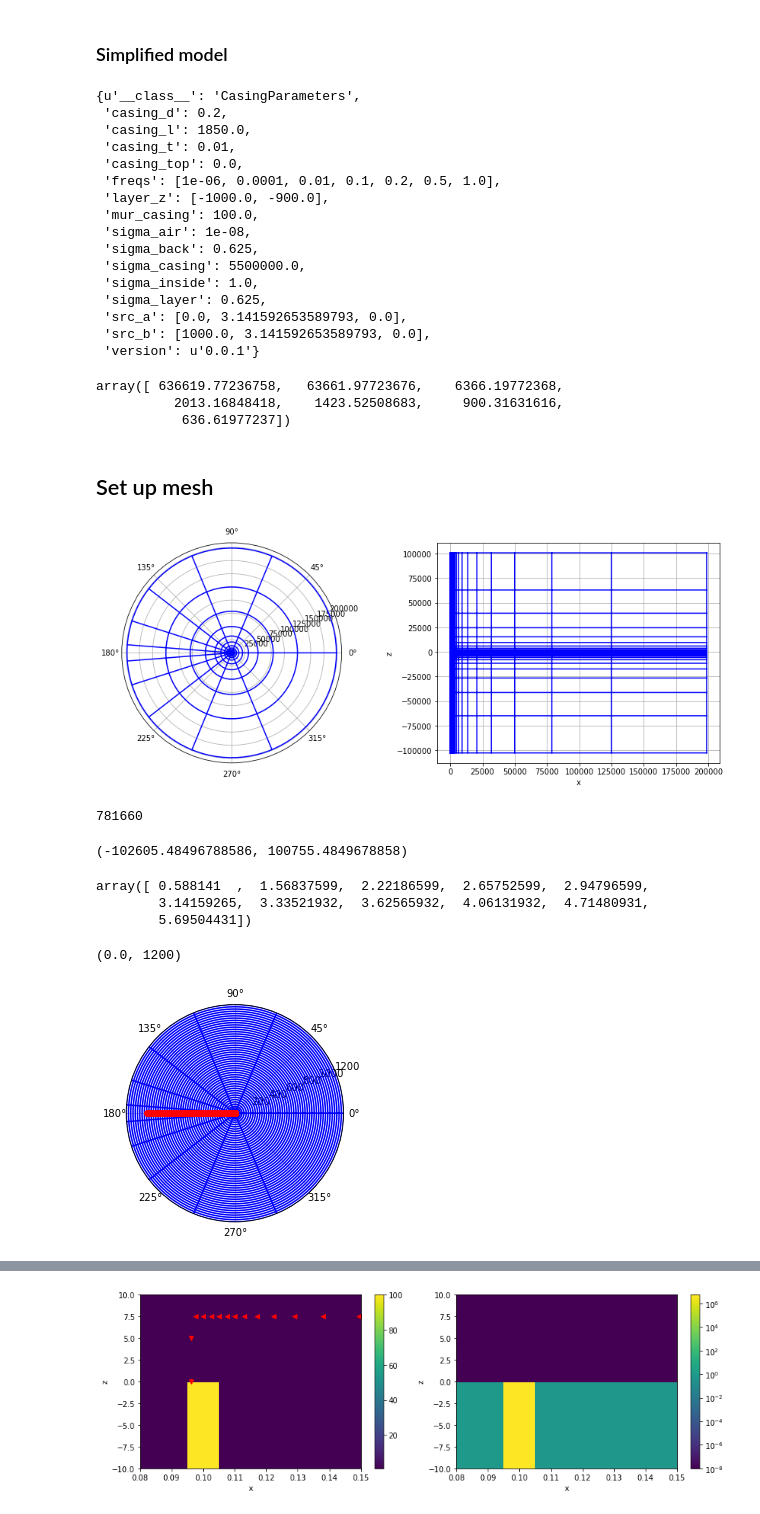
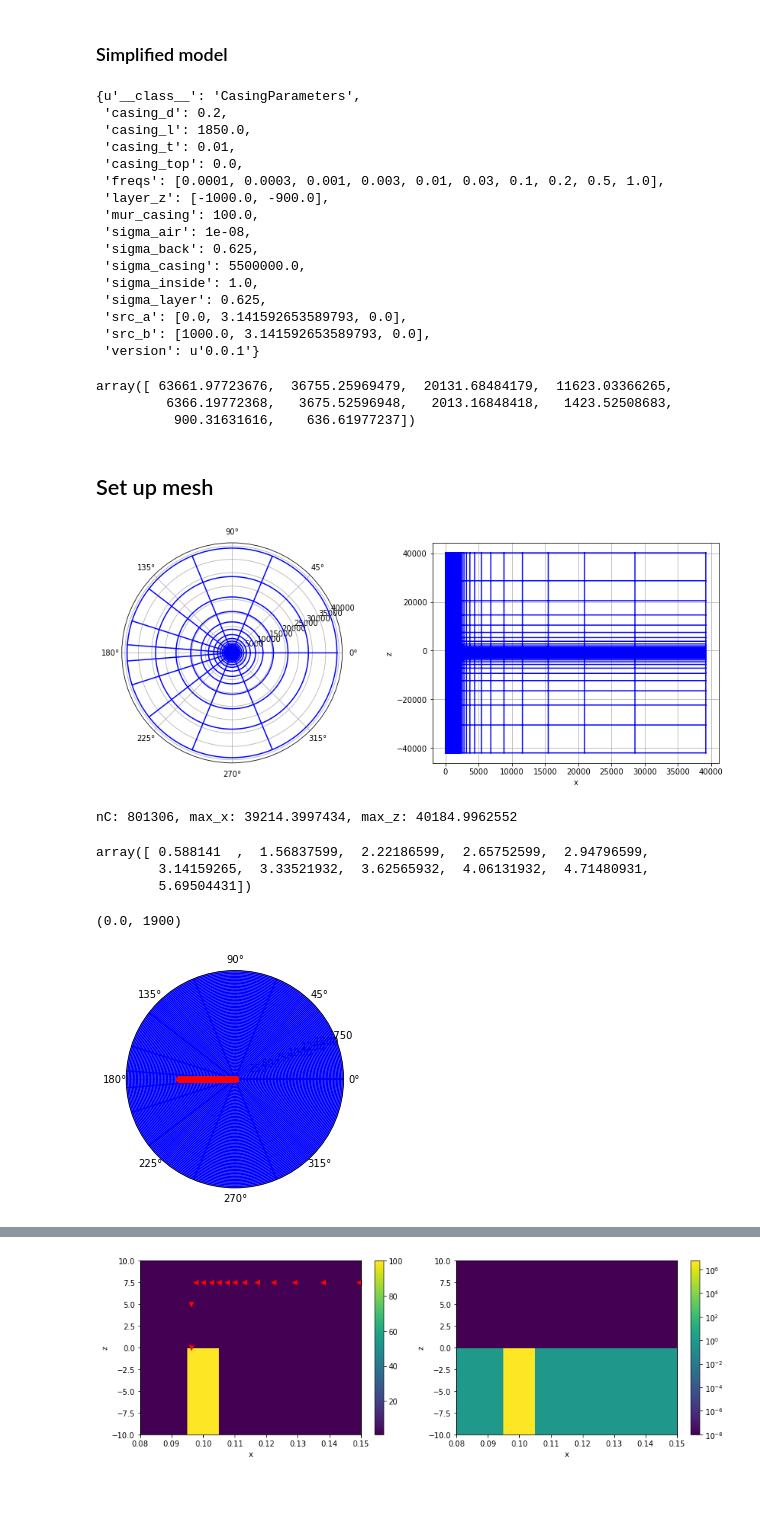
Before and after one commit to simpeg-research/casingSimulations, a Jupyter notebook: notebooks/casing3D/WellA.ipynb, the cells around one changed output, grey strips where cells are left out. Drawn from its saved outputs; the diff is of its cells as text; code cells hidden in the pictures.

```diff
--- a/notebooks/casing3D/WellA.ipynb
+++ b/notebooks/casing3D/WellA.ipynb
@@ -53,7 +53,7 @@ casing_d = 20e-2 # first pass, lets use a 20cm casing diameter
 casing_t = 1e-2 # 1cm casing thickness
 casing_l = 1850 # first pass, use 1850m length (close enough to 1848)
 
-freqs = np.r_[1e-6, 1e-4, 1e-2, 0.1, 0.2, 0.5, 1.]  # 1e-6
+freqs = np.r_[1e-4, 3e-4, 1e-3, 3e-3, 1e-2, 3e-2, 0.1, 0.2, 0.5, 1.]  # 1e-6
 
 sigma_back = 1./1.6
 sigma_inside = 1.
@@ -83,7 +83,7 @@ cp.serialize()
  'casing_l': 1850.0,
  'casing_t': 0.01,
  'casing_top': 0.0,
- 'freqs': [1e-06, 0.0001, 0.01, 0.1, 0.2, 0.5, 1.0],
+ 'freqs': [0.0001, 0.0003, 0.001, 0.003, 0.01, 0.03, 0.1, 0.2, 0.5, 1.0],
  'layer_z': [-1000.0, -900.0],
  'mur_casing': 100.0,
  'sigma_air': 1e-08,
@@ -97,18 +97,18 @@ cp.serialize()
 # %%
 cp.skin_depth()
 # %% [output]
-array([ 636619.77236758,   63661.97723676,    6366.19772368,
-          2013.16848418,    1423.52508683,     900.31631616,
-           636.61977237])
+array([ 63661.97723676,  36755.25969479,  20131.68484179,  11623.03366265,
+         6366.19772368,   3675.52596948,   2013.16848418,   1423.52508683,
+          900.31631616,    636.61977237])
 # %% [markdown]
 ## Set up mesh
 # %%
-npadx, npadz = 17, 19
+npadx, npadz = 18, 23
 dx2 = casing_l  # go out as far as the casing is deep
 csx2 = 25.
 csz = 5.
-pfx2 = 1.6
-pfz = 1.6
+pfx2 = 1.4
+pfz = 1.4
 
 ncy = 1
 nstretchy = 5
@@ -130,16 +130,15 @@ cylMeshGen = casingSimulations.CasingMeshGenerator(
 # %%
 cylMeshGen.mesh.plotGrid()
 # %% [output]
-[figure, old version]
+[figure, new version]
 # %%
-cylMeshGen.mesh.nC
-cylMeshGen.mesh.vectorNx.max()
+print(
+    'nC: {}, max_x: {}, max_z: {}'.format(
+        cylMeshGen.mesh.nC, cylMeshGen.mesh.vectorNx.max(), cylMeshGen.mesh.vectorNz.max()
+    )
+)
 # %% [output]
-781660
+nC: 801306, max_x: 39214.3997434, max_z: 40184.9962552
-# %%
-cylMeshGen.mesh.vectorNz.min(), cylMeshGen.mesh.vectorNz.max()
-# %% [output]
-(-102605.48496788586, 100755.4849678858)
 # %%
 cylMeshGen.mesh.vectorCCy
 # %% [output]
@@ -155,11 +154,11 @@ src = casingSimulations.sources.TopCasingSrc(cp, cylMeshGen.mesh)
 # %%
 ax = plt.subplot(111, projection='polar')
 cylmesh.plotGrid(ax=ax, slice='z')
 ax.plot(cylmesh.gridFx[src.surface_wire,1], cylmesh.gridFx[src.surface_wire,0], 'ro')
-ax.set_rlim([0., 1200])
+ax.set_rlim([0., 1900])
 # %% [output]
-(0.0, 1200)
+(0.0, 1900)
-[figure, old version]
+[figure, new version]
 # %%
 fig, ax = plt.subplots(1, 1)
 cylmesh.plotGrid(ax=ax, slice='theta')
```
Also changed, not shown: parts of 12 cells of this notebook, 10 other files.
